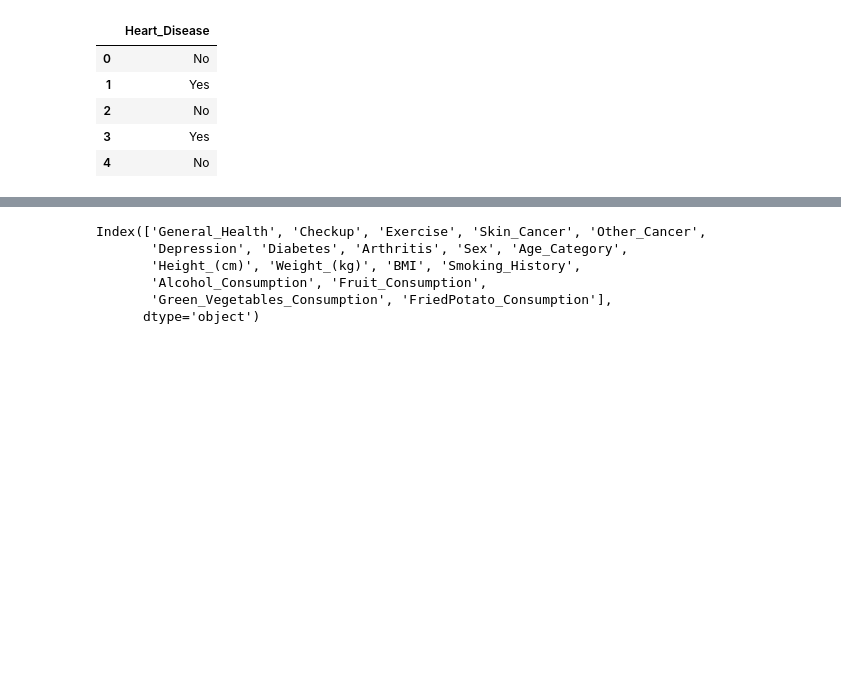
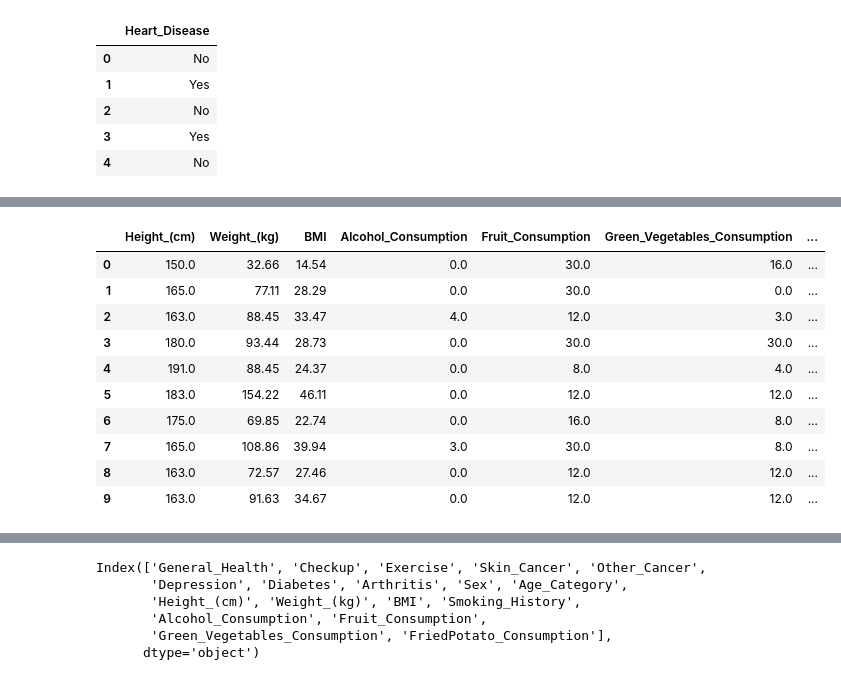
Before and after one commit to MaazSayyed05/CardioVascular_Disease_Prediction, a Jupyter notebook: notebooks/model_training.ipynb, the cells around one changed output, grey strips where cells are left out. Saved outputs shown, nothing was run; the diff lists cells and outputs as text; code cells hidden in the pictures; blank space fills up the shorter version.

```diff
--- a/notebooks/model_training.ipynb
+++ b/notebooks/model_training.ipynb
@@ -83,0 +121,20 @@ categorical_features
+# %%
+col_names = numerical_features+categorical_features
+col_names.append('Heart_Disease')
+# %%
+df_copy = df
+# %%
+df_copy.columns = col_names
+df_copy.head(10)
+# %% [output]
+|  | Height_(cm) | Weight_(kg) | BMI | Alcohol_Consumption | Fruit_Consumption | Green_Vegetables_Consumption | ... |
+| 0 | 150.0 | 32.66 | 14.54 | 0.0 | 30.0 | 16.0 | ... |
+| 1 | 165.0 | 77.11 | 28.29 | 0.0 | 30.0 | 0.0 | ... |
+| 2 | 163.0 | 88.45 | 33.47 | 4.0 | 12.0 | 3.0 | ... |
+| 3 | 180.0 | 93.44 | 28.73 | 0.0 | 30.0 | 30.0 | ... |
+| 4 | 191.0 | 88.45 | 24.37 | 0.0 | 8.0 | 4.0 | ... |
+| 5 | 183.0 | 154.22 | 46.11 | 0.0 | 12.0 | 12.0 | ... |
+| 6 | 175.0 | 69.85 | 22.74 | 0.0 | 16.0 | 8.0 | ... |
+| 7 | 165.0 | 108.86 | 39.94 | 3.0 | 30.0 | 8.0 | ... |
+| 8 | 163.0 | 72.57 | 27.46 | 0.0 | 12.0 | 12.0 | ... |
+| 9 | 163.0 | 91.63 | 34.67 | 0.0 | 12.0 | 12.0 | ... |
```
Also changed, not shown: parts of 19 cells of this notebook, 6 other files.
